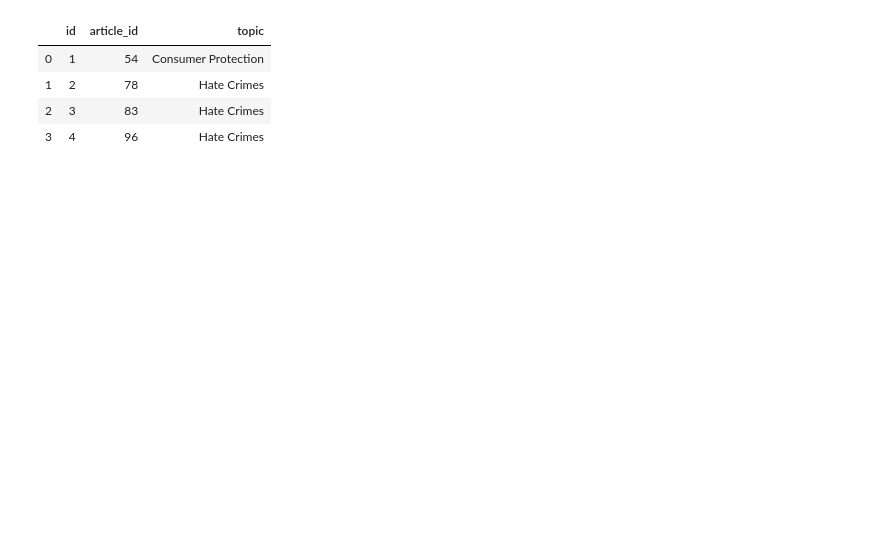
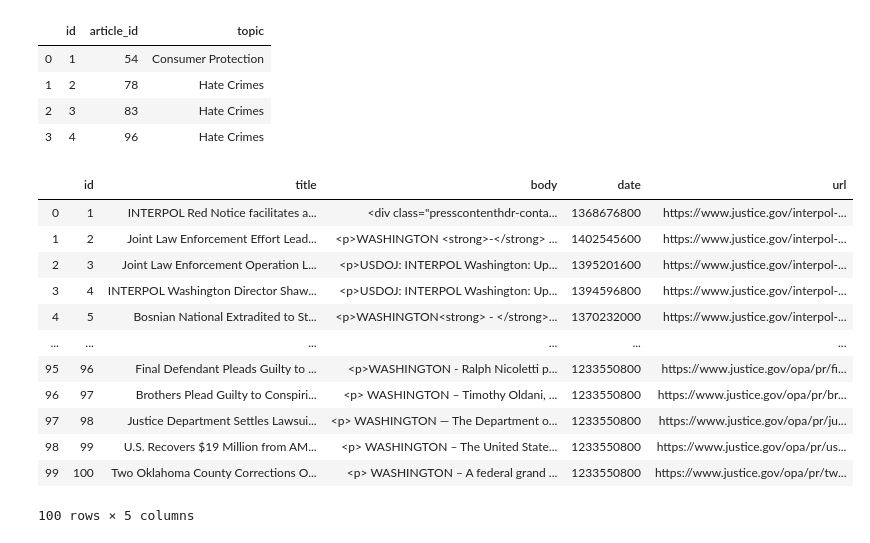
Before and after one commit to jacob-r-hassinger/DOJ_Press_Release_ETL, a Jupyter notebook: DOJ_press.ipynb, the cells around one changed output. Cells and saved outputs as stored; diff of their text form; code cells hidden in the pictures; blank space fills up the shorter version.

```diff
--- a/DOJ_press.ipynb
+++ b/DOJ_press.ipynb
@@ -95,3 +95,19 @@ doj_topics_df.head()
 | 1 | 2 | 78 | Hate Crimes |
 | 2 | 3 | 83 | Hate Crimes |
 | 3 | 4 | 96 | Hate Crimes |
+# %%
+doj_articles_df
+# %% [output]
+|  | id | title | body | date | url |
+| 0 | 1 | INTERPOL Red Notice facilitates a... | <div class="presscontenthdr-conta... | 1368676800 | https://www.justice.gov/interpol-... |
+| 1 | 2 | Joint Law Enforcement Effort Lead... | <p>WASHINGTON <strong>-</strong> ... | 1402545600 | https://www.justice.gov/interpol-... |
+| 2 | 3 | Joint Law Enforcement Operation L... | <p>USDOJ: INTERPOL Washington: Up... | 1395201600 | https://www.justice.gov/interpol-... |
+| 3 | 4 | INTERPOL Washington Director Shaw... | <p>USDOJ: INTERPOL Washington: Up... | 1394596800 | https://www.justice.gov/interpol-... |
+| 4 | 5 | Bosnian National Extradited to St... | <p>WASHINGTON<strong> - </strong>... | 1370232000 | https://www.justice.gov/interpol-... |
+| ... | ... | ... | ... | ... | ... |
+| 95 | 96 | Final Defendant Pleads Guilty to ... | <p>WASHINGTON - Ralph Nicoletti p... | 1233550800 | https://www.justice.gov/opa/pr/fi... |
+| 96 | 97 | Brothers Plead Guilty to Conspiri... | <p> WASHINGTON – Timothy Oldani, ... | 1233550800 | https://www.justice.gov/opa/pr/br... |
+| 97 | 98 | Justice Department Settles Lawsui... | <p> WASHINGTON — The Department o... | 1233550800 | https://www.justice.gov/opa/pr/ju... |
+| 98 | 99 | U.S. Recovers $19 Million from AM... | <p> WASHINGTON – The United State... | 1233550800 | https://www.justice.gov/opa/pr/us... |
+| 99 | 100 | Two Oklahoma County Corrections O... | <p> WASHINGTON – A federal grand ... | 1233550800 | https://www.justice.gov/opa/pr/tw... |
+100 rows × 5 columns
```
Also changed, not shown: parts of 4 cells of this notebook.
